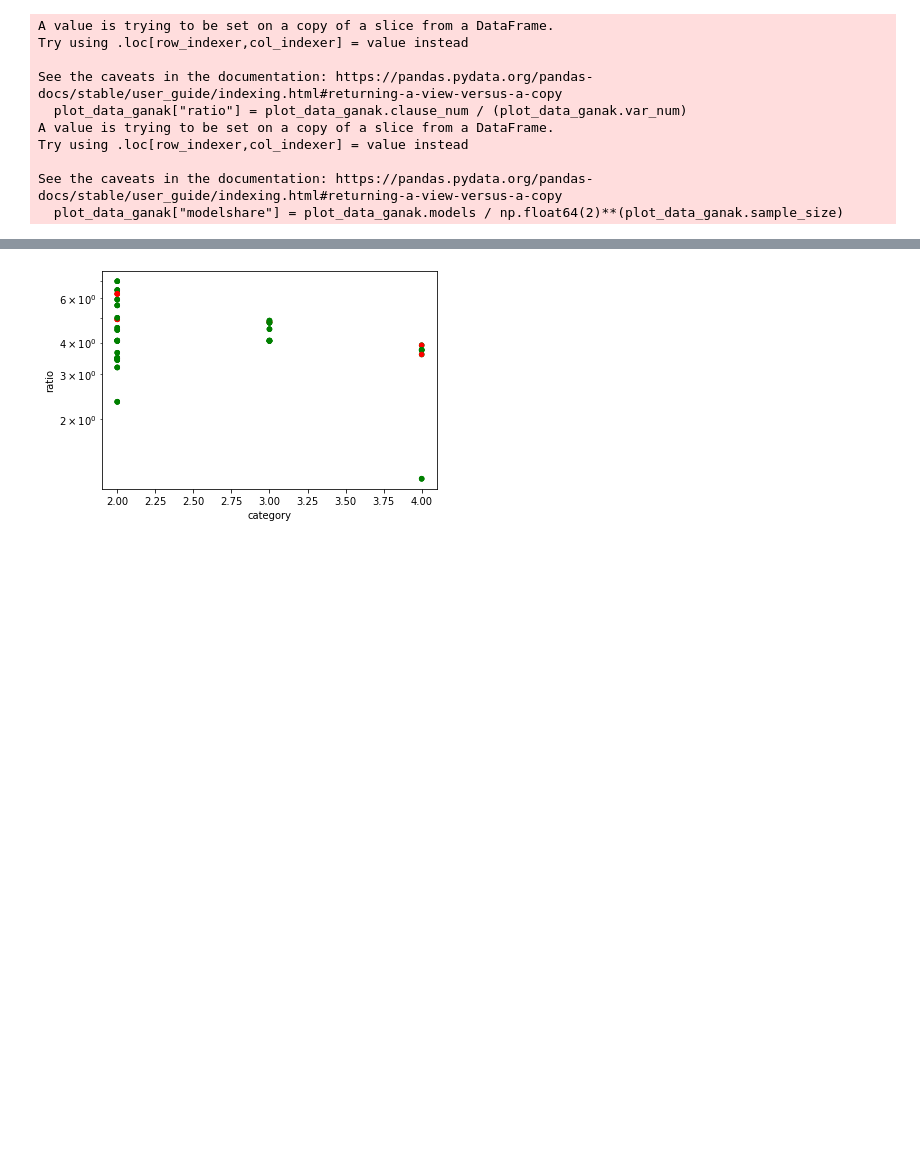
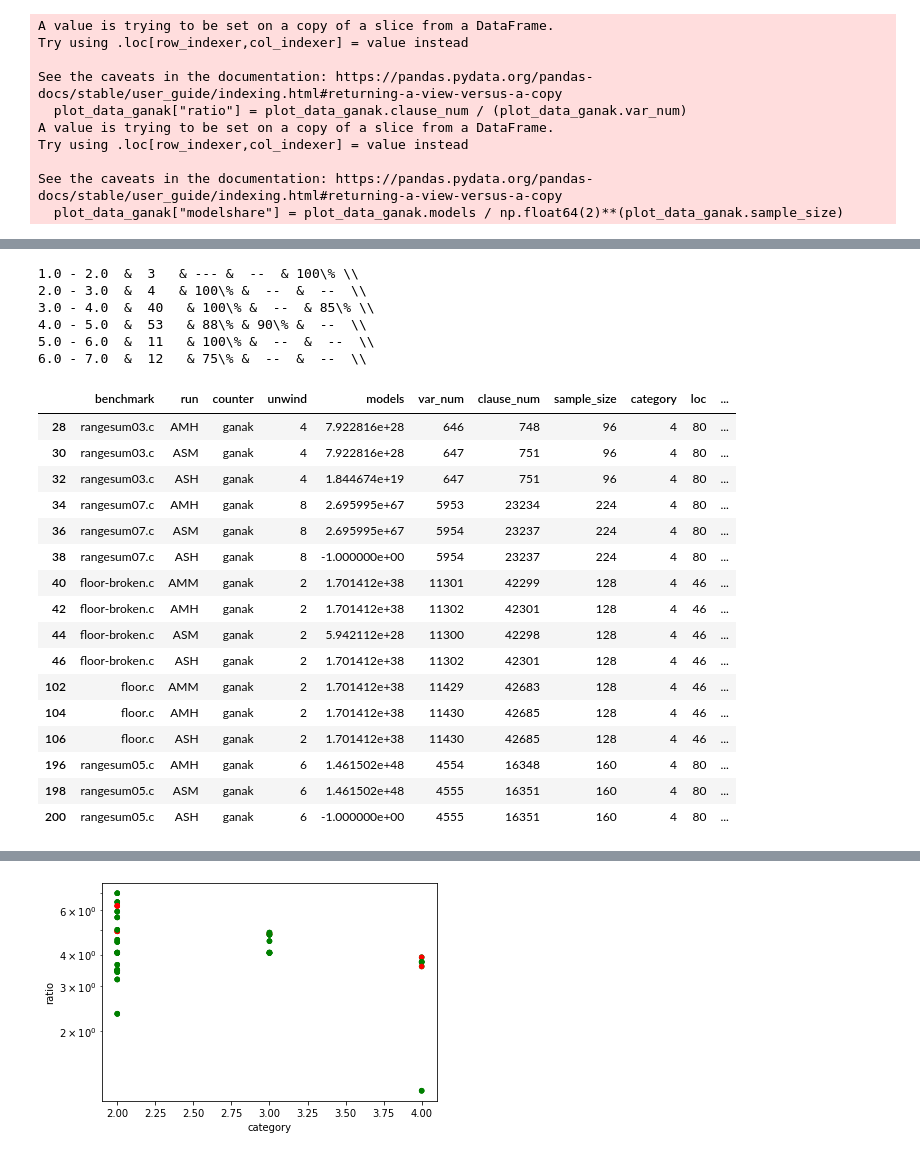
Before and after one commit to samysweb/counterSharp-experiments, a Jupyter notebook: logParsing/MC-Analysis.ipynb, the cells around one changed output, grey strips where cells are left out. Cells and saved outputs as stored; diff of their text form; code cells hidden in the pictures; blank space fills up the shorter version.

```diff
--- a/logParsing/MC-Analysis.ipynb
+++ b/logParsing/MC-Analysis.ipynb
@@ -323,0 +360,56 @@ See the caveats in the documentation: https://pandas.pydata.org/pandas-docs/stab
+# %%
+plot_data_approx.ratio.max()
+all_cases = plot_data_approx
+for max_r in np.arange(2.,12.,1.):
+    cases = all_cases[all_cases.ratio<max_r]
+    all_cases = all_cases[all_cases.ratio>=max_r]
+    cat2 = cases[cases.category==2]
+    cat3 = cases[cases.category==3]
+    cat4 = cases[cases.category==4]
+    if len(cases)>0:
+        print(max_r-1.,"-",max_r," & ",len(cases)," ",end=" & ")
+        if len(cat2) > 0:
+            ok = len(cat2[cat2.status=="ok"])
+            print(f"{ok/len(cat2)*100:.0f}",end="\\% & ")
+        else:
+            print("---",end=" & ")
+        if len(cat3) > 0:
+            ok = len(cat3[cat3.status=="ok"])
+            print(f"{ok/len(cat3)*100:.0f}",end="\\% & ")
+        else:
+            print(" -- ",end=" & ")
+        if len(cat4) > 0:
+            ok = len(cat4[cat4.status=="ok"])
+            print(f"{ok/len(cat4)*100:.0f}",end="\\% \\\\")
+        else:
+            print(" -- ",end=" \\\\")
+        print("")
+    #if len(cases)>0:
+     #   print(max_r-2.,"-",max_r," (",len(cases),"):", len(cases[cases.status=="ok"])/len(cases))
+# %% [output]
+1.0 - 2.0  &  3   & --- &  --  & 100\% \\
+2.0 - 3.0  &  4   & 100\% &  --  &  --  \\
+3.0 - 4.0  &  40   & 100\% &  --  & 85\% \\
+4.0 - 5.0  &  53   & 88\% & 90\% &  --  \\
+5.0 - 6.0  &  11   & 100\% &  --  &  --  \\
+6.0 - 7.0  &  12   & 75\% &  --  &  --  \\
+# %%
+plot_data_ganak[plot_data_ganak.category==4]
+# %% [output]
+|  | benchmark | run | counter | unwind | models | var_num | clause_num | sample_size | category | loc | ... |
+| 28 | rangesum03.c | AMH | ganak | 4 | 7.922816e+28 | 646 | 748 | 96 | 4 | 80 | ... |
+| 30 | rangesum03.c | ASM | ganak | 4 | 7.922816e+28 | 647 | 751 | 96 | 4 | 80 | ... |
+| 32 | rangesum03.c | ASH | ganak | 4 | 1.844674e+19 | 647 | 751 | 96 | 4 | 80 | ... |
+| 34 | rangesum07.c | AMH | ganak | 8 | 2.695995e+67 | 5953 | 23234 | 224 | 4 | 80 | ... |
+| 36 | rangesum07.c | ASM | ganak | 8 | 2.695995e+67 | 5954 | 23237 | 224 | 4 | 80 | ... |
+| 38 | rangesum07.c | ASH | ganak | 8 | -1.000000e+00 | 5954 | 23237 | 224 | 4 | 80 | ... |
+| 40 | floor-broken.c | AMM | ganak | 2 | 1.701412e+38 | 11301 | 42299 | 128 | 4 | 46 | ... |
+| 42 | floor-broken.c | AMH | ganak | 2 | 1.701412e+38 | 11302 | 42301 | 128 | 4 | 46 | ... |
+| 44 | floor-broken.c | ASM | ganak | 2 | 5.942112e+28 | 11300 | 42298 | 128 | 4 | 46 | ... |
+| 46 | floor-broken.c | ASH | ganak | 2 | 1.701412e+38 | 11302 | 42301 | 128 | 4 | 46 | ... |
+| 102 | floor.c | AMM | ganak | 2 | 1.701412e+38 | 11429 | 42683 | 128 | 4 | 46 | ... |
+| 104 | floor.c | AMH | ganak | 2 | 1.701412e+38 | 11430 | 42685 | 128 | 4 | 46 | ... |
+| 106 | floor.c | ASH | ganak | 2 | 1.701412e+38 | 11430 | 42685 | 128 | 4 | 46 | ... |
+| 196 | rangesum05.c | AMH | ganak | 6 | 1.461502e+48 | 4554 | 16348 | 160 | 4 | 80 | ... |
+| 198 | rangesum05.c | ASM | ganak | 6 | 1.461502e+48 | 4555 | 16351 | 160 | 4 | 80 | ... |
+| 200 | rangesum05.c | ASH | ganak | 6 | -1.000000e+00 | 4555 | 16351 | 160 | 4 | 80 | ... |
```
Also changed, not shown: parts of 6 cells of this notebook.
